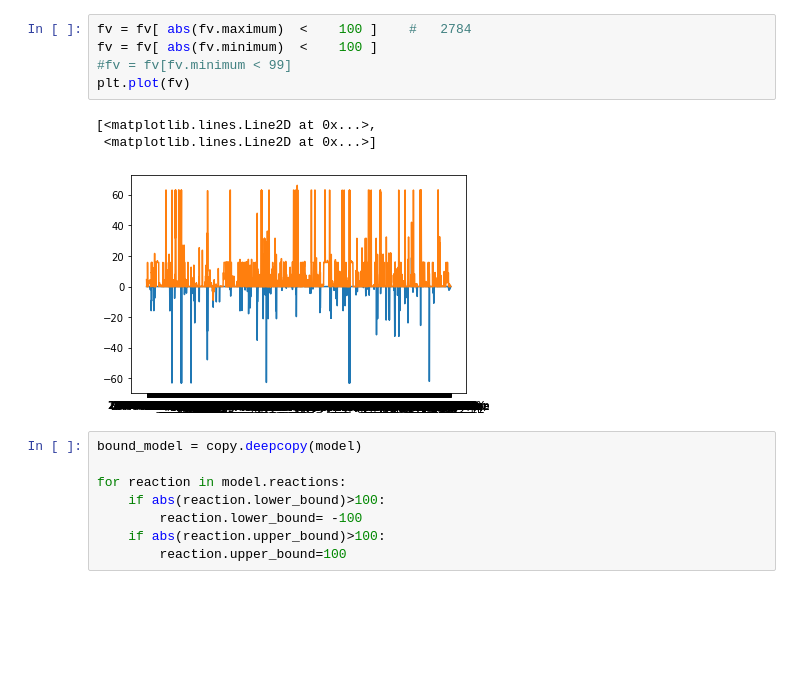
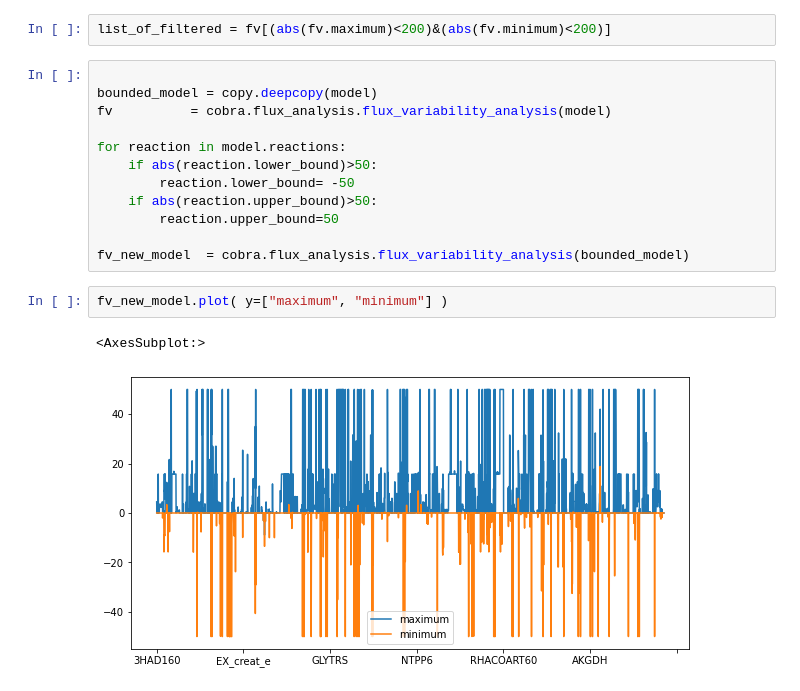
Before and after one commit to lizat-i/PseudomonasPutidaCobraPy, a Jupyter notebook: internalfluxtracking.ipynb, the cells around one changed output. Drawn from its saved outputs; the diff is of its cells as text; blank space fills up the shorter version.

```diff
--- a/internalfluxtracking.ipynb
+++ b/internalfluxtracking.ipynb
@@ -57,17 +44,19 @@ plt.plot(fv)
 # %%
-fv = fv[ abs(fv.maximum)  <    100 ]    #   2784
-fv = fv[ abs(fv.minimum)  <    100 ]
-#fv = fv[fv.minimum < 99]
-plt.plot(fv)
+list_of_filtered = fv[(abs(fv.maximum)<200)&(abs(fv.minimum)<200)]
-# %% [output]
-[<matplotlib.lines.Line2D at 0x...>,
- <matplotlib.lines.Line2D at 0x...>]
-[figure, removed]
 # %%
-bound_model = copy.deepcopy(model)
+
+bounded_model = copy.deepcopy(model)
+fv          = cobra.flux_analysis.flux_variability_analysis(model)
 
 for reaction in model.reactions:
-    if abs(reaction.lower_bound)>100:
-        reaction.lower_bound= -100
-    if abs(reaction.upper_bound)>100:
-        reaction.upper_bound=100
+    if abs(reaction.lower_bound)>50:
+        reaction.lower_bound= -50
+    if abs(reaction.upper_bound)>50:
+        reaction.upper_bound=50
+
+fv_new_model  = cobra.flux_analysis.flux_variability_analysis(bounded_model)
+# %%
+fv_new_model.plot( y=["maximum", "minimum"] )
+# %% [output]
+<AxesSubplot:>
+[figure, added]
```
Also changed, not shown: parts of 7 cells of this notebook, 2 other files.
